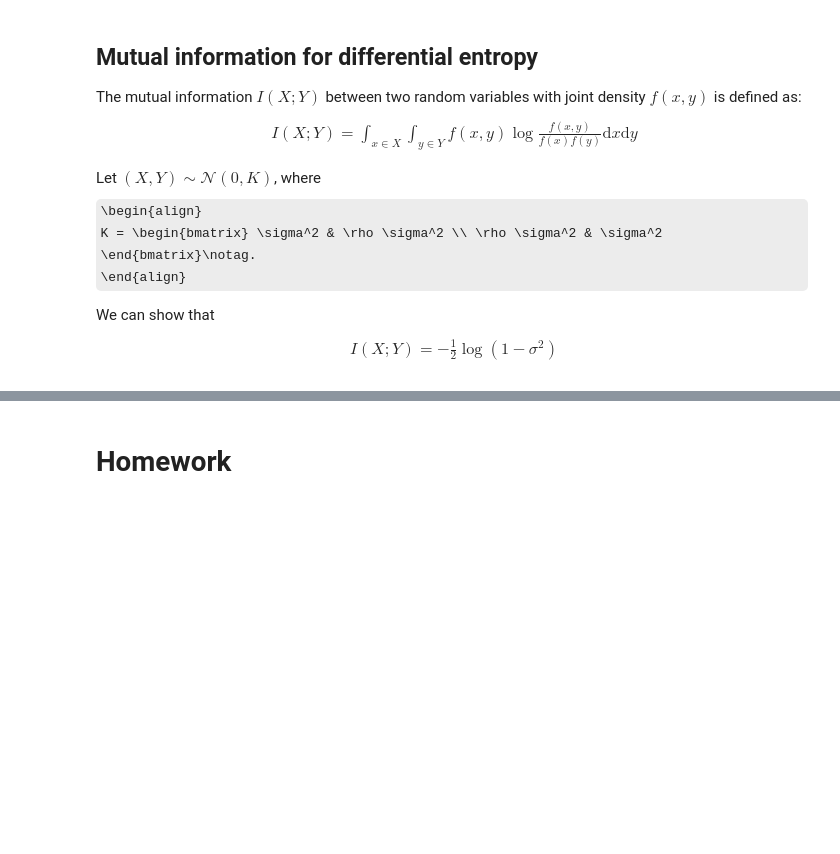
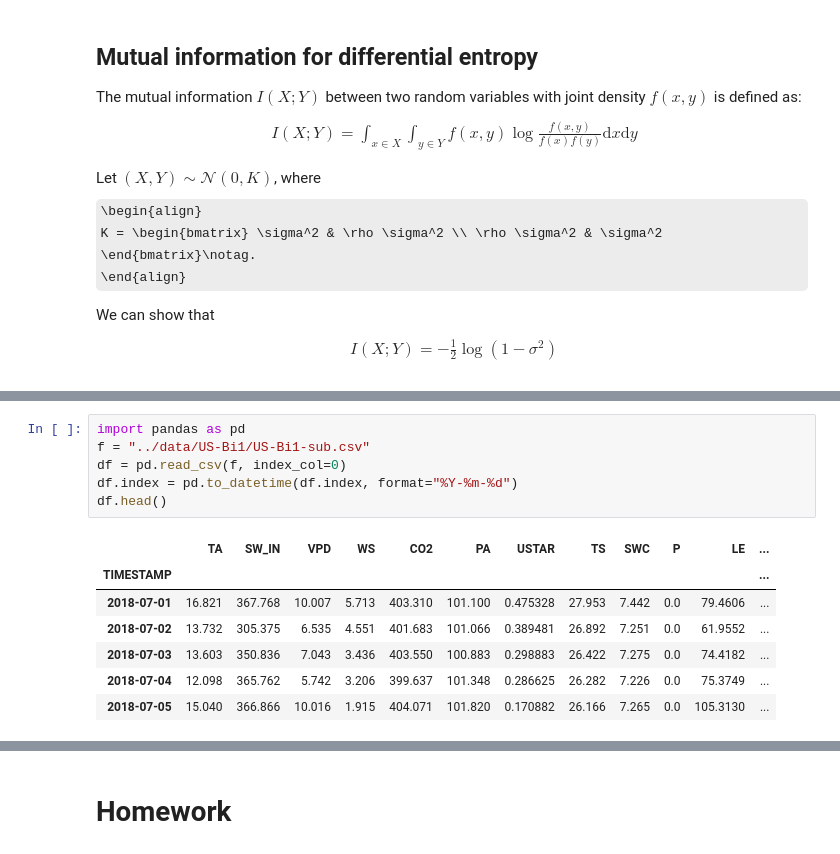
Before and after one commit to Hydro-Xis/coding-exercises, a Jupyter notebook: exercises/1-Entropy-and-mutual-information.ipynb, the cells around one changed output, grey strips where cells are left out. Saved outputs shown, nothing was run; the diff lists cells and outputs as text; some formulas as TeX source; blank space fills up the shorter version.

```diff
--- a/exercises/1-Entropy-and-mutual-information.ipynb
+++ b/exercises/1-Entropy-and-mutual-information.ipynb
@@ -242,0 +247,14 @@ We can show that
+# %%
+import pandas as pd
+f = "../data/US-Bi1/US-Bi1-sub.csv"
+df = pd.read_csv(f, index_col=0)
+df.index = pd.to_datetime(df.index, format="%Y-%m-%d")
+df.head()
+# %% [output]
+|  | TA | SW_IN | VPD | WS | CO2 | PA | USTAR | TS | SWC | P | LE | ... |
+| TIMESTAMP |  |  |  |  |  |  |  |  |  |  |  | ... |
+| 2018-07-01 | 16.821 | 367.768 | 10.007 | 5.713 | 403.310 | 101.100 | 0.475328 | 27.953 | 7.442 | 0.0 | 79.4606 | ... |
+| 2018-07-02 | 13.732 | 305.375 | 6.535 | 4.551 | 401.683 | 101.066 | 0.389481 | 26.892 | 7.251 | 0.0 | 61.9552 | ... |
+| 2018-07-03 | 13.603 | 350.836 | 7.043 | 3.436 | 403.550 | 100.883 | 0.298883 | 26.422 | 7.275 | 0.0 | 74.4182 | ... |
+| 2018-07-04 | 12.098 | 365.762 | 5.742 | 3.206 | 399.637 | 101.348 | 0.286625 | 26.282 | 7.226 | 0.0 | 75.3749 | ... |
+| 2018-07-05 | 15.040 | 366.866 | 10.016 | 1.915 | 404.071 | 101.820 | 0.170882 | 26.166 | 7.265 | 0.0 | 105.3130 | ... |
```
Also changed, not shown: parts of 30 cells of this notebook, 3 other files.
